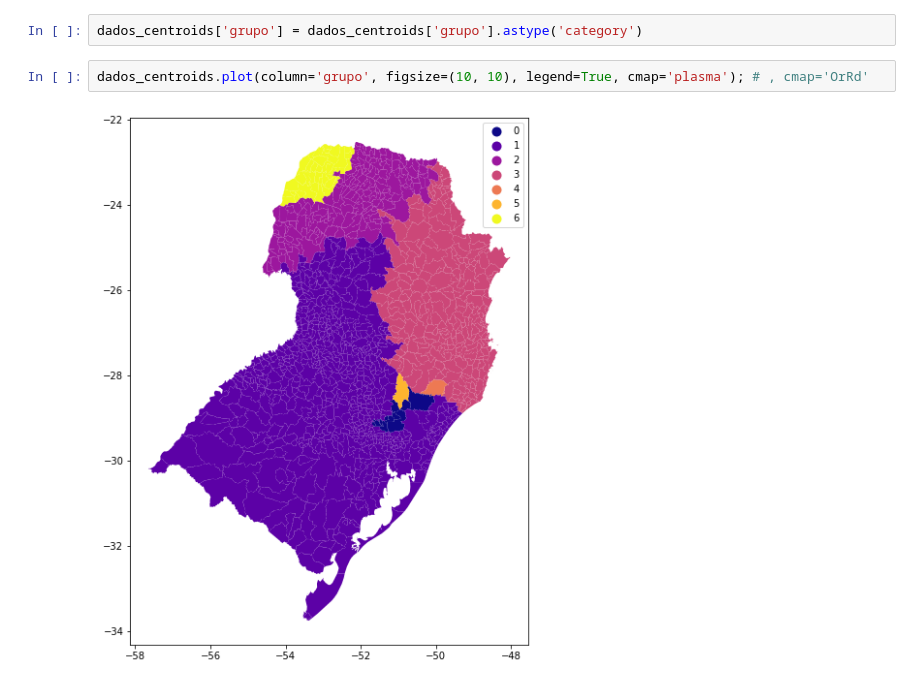
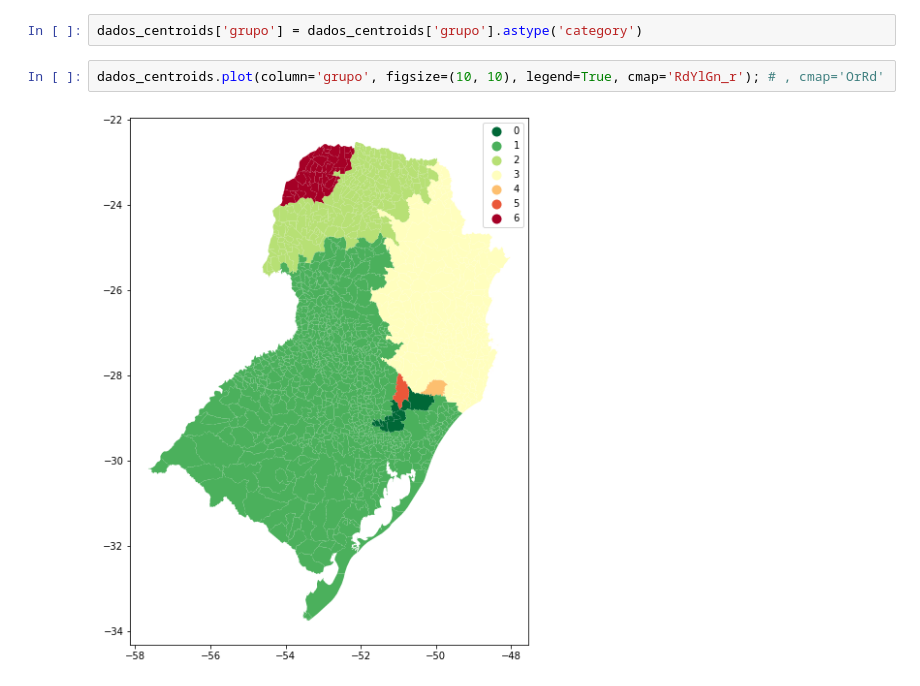
Before and after one commit to walefmachado/spatial-cluster, a Jupyter notebook: scripts/sul/centroides_sul_scale.ipynb, the cells around one changed output. Saved outputs shown, nothing was run; the diff lists cells and outputs as text.

Commit message:
mudando o cmap sul

```diff
--- a/scripts/sul/centroides_sul_scale.ipynb
+++ b/scripts/sul/centroides_sul_scale.ipynb
@@ -405,6 +405,6 @@ dados_centroids['grupo'] = model.labels_
 # %%
 dados_centroids['grupo'] = dados_centroids['grupo'].astype('category')
 # %%
-dados_centroids.plot(column='grupo', figsize=(10, 10), legend=True, cmap='plasma'); # , cmap='OrRd'
+dados_centroids.plot(column='grupo', figsize=(10, 10), legend=True, cmap='RdYlGn_r'); # , cmap='OrRd'
 # %% [output]
-[figure, old version]
+[figure, new version]
```
Also changed, not shown: parts of 3 cells of this notebook, 3 other files.
